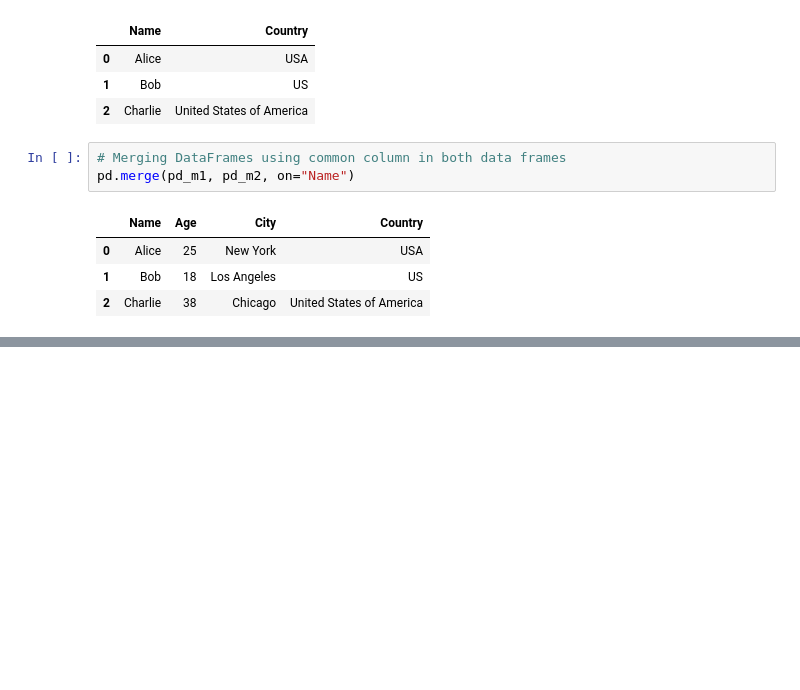
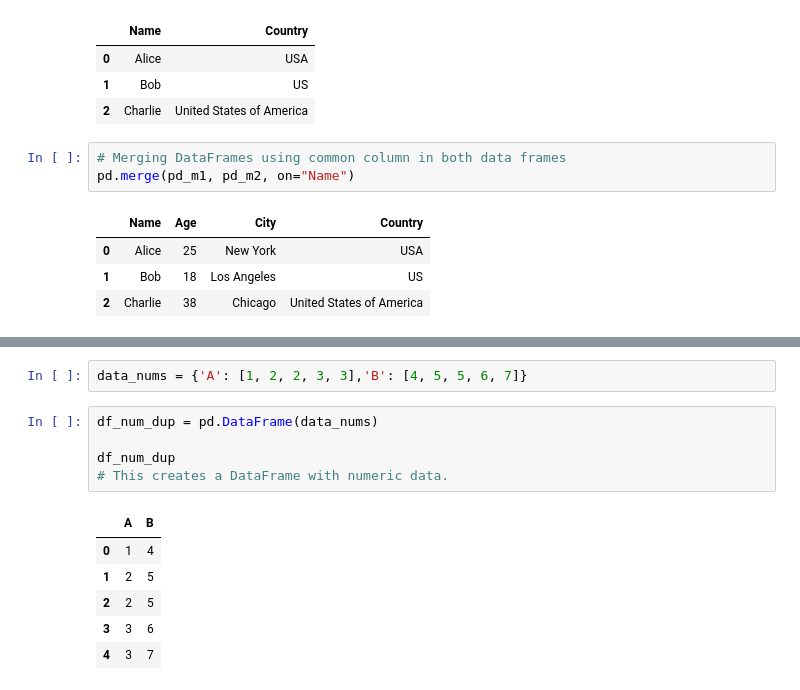
Before and after one commit to srinivasskc/my_datascience_journal, a Jupyter notebook: pandas_notebook.ipynb, the cells around one changed output, grey strips where cells are left out. Drawn from its saved outputs; the diff is of its cells as text; blank space fills up the shorter version.

```diff
--- a/pandas_notebook.ipynb
+++ b/pandas_notebook.ipynb
@@ -1327,0 +1392,14 @@ pd.merge(pd_m1, pd_m2, on="Name")
+# %%
+data_nums = {'A': [1, 2, 2, 3, 3],'B': [4, 5, 5, 6, 7]}
+# %%
+df_num_dup = pd.DataFrame(data_nums)
+
+df_num_dup
+# This creates a DataFrame with numeric data.
+# %% [output]
+|  | A | B |
+| 0 | 1 | 4 |
+| 1 | 2 | 5 |
+| 2 | 2 | 5 |
+| 3 | 3 | 6 |
+| 4 | 3 | 7 |
```
Also changed, not shown: parts of 22 cells of this notebook.
